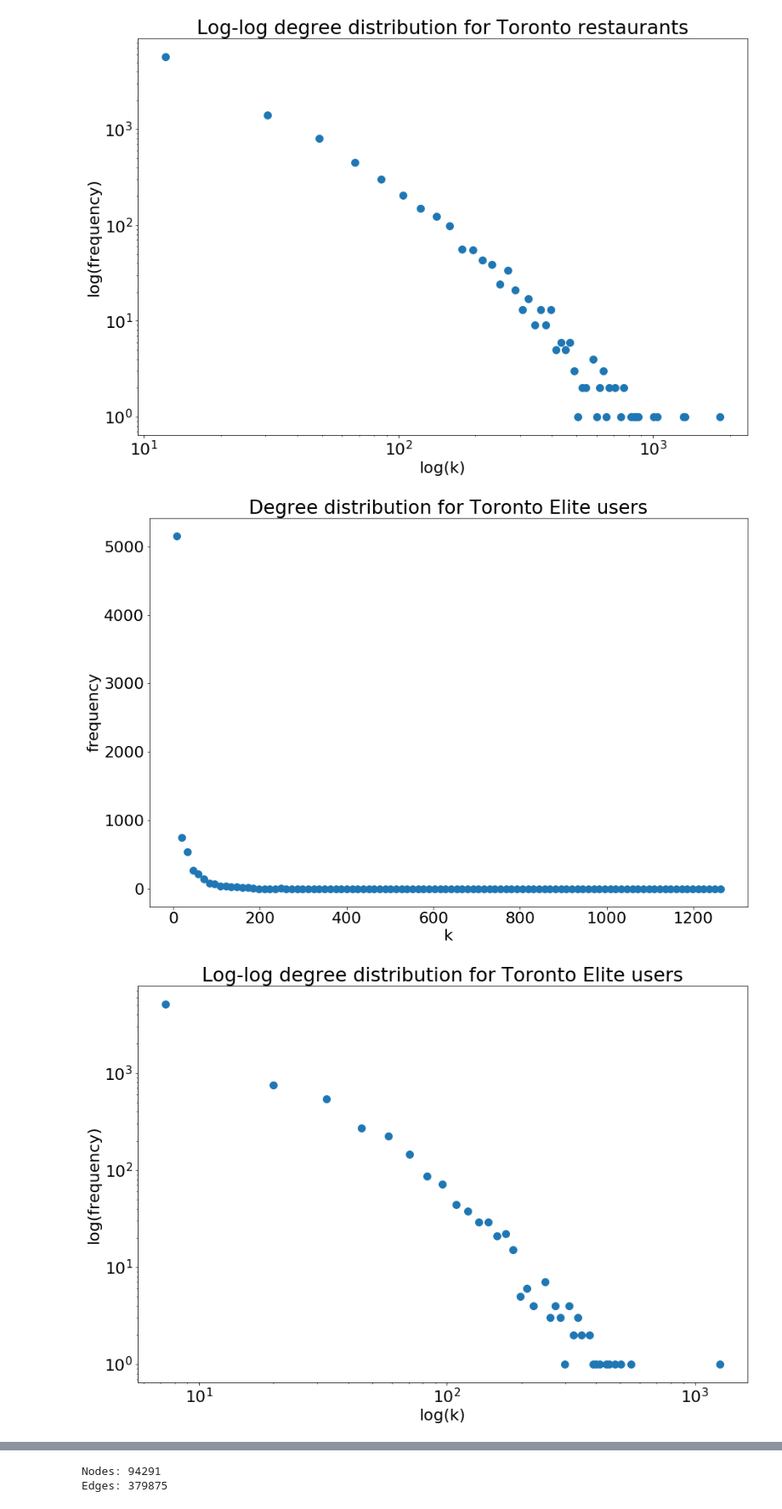
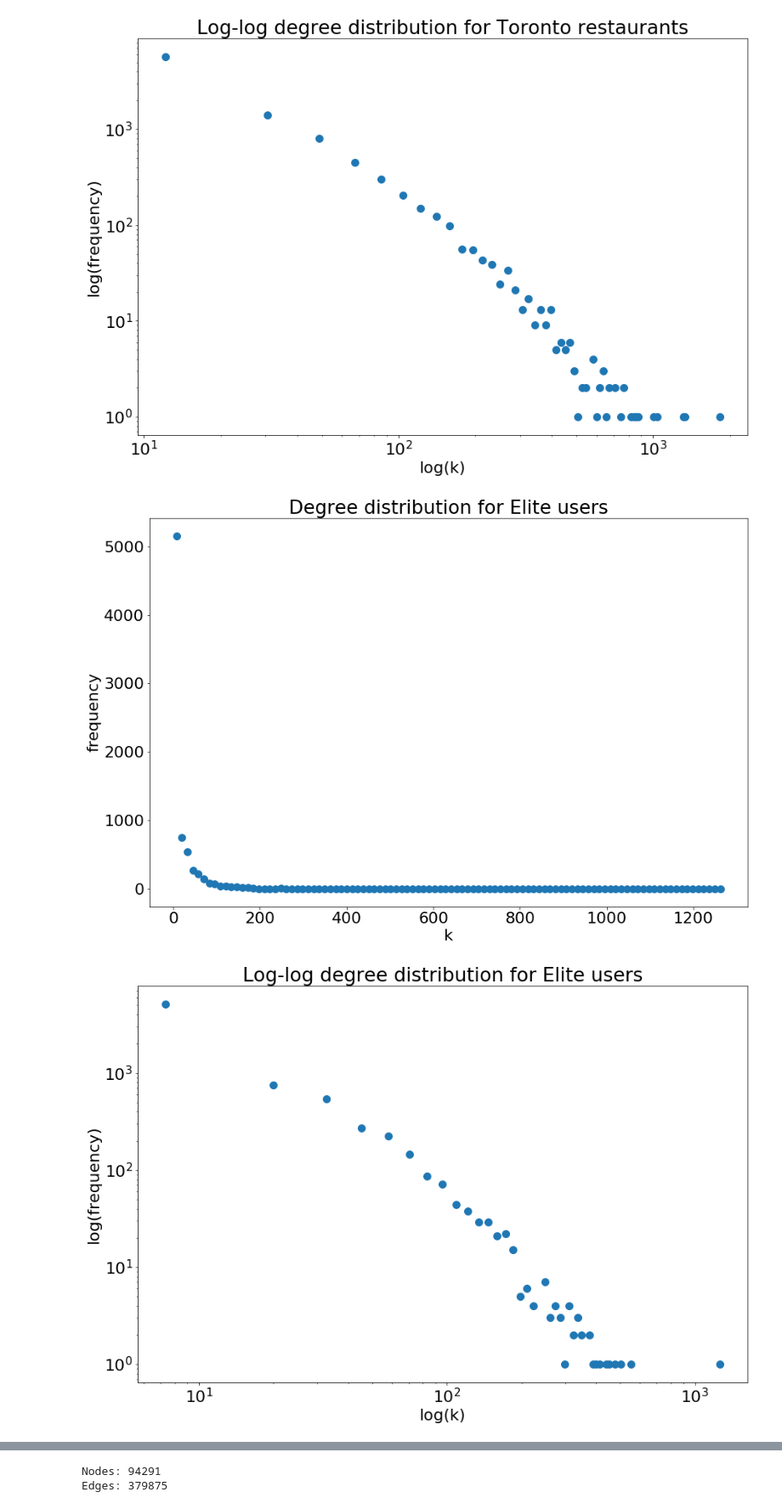
Before and after one commit to thomasnilsson/02805-social-graphs-2018, a Jupyter notebook: project1/Review Network.ipynb, the cells around one changed output, grey strips where cells are left out. Shown at 85% size. Cells and saved outputs as stored; diff of their text form; code cells hidden in the pictures.

```diff
--- a/project1/Review Network.ipynb
+++ b/project1/Review Network.ipynb
@@ -109,8 +109,8 @@ degree_plot(review_network, review_biz_nodes, title="Toronto restaurants", filen
 [figure]
 [figure]
 # %%
-degree_plot(review_network, review_elite_nodes, title="Toronto Elite users", filename='reviews_degree_elite')
+degree_plot(review_network, review_elite_nodes, title="Elite users", filename='reviews_degree_elite')
 # %% [output]
-[figure, old version]
+[figure, new version]
-[figure, old version]
+[figure, new version]
 # %%
```
Also changed, not shown: parts of 4 cells of this notebook, 22 other files.
